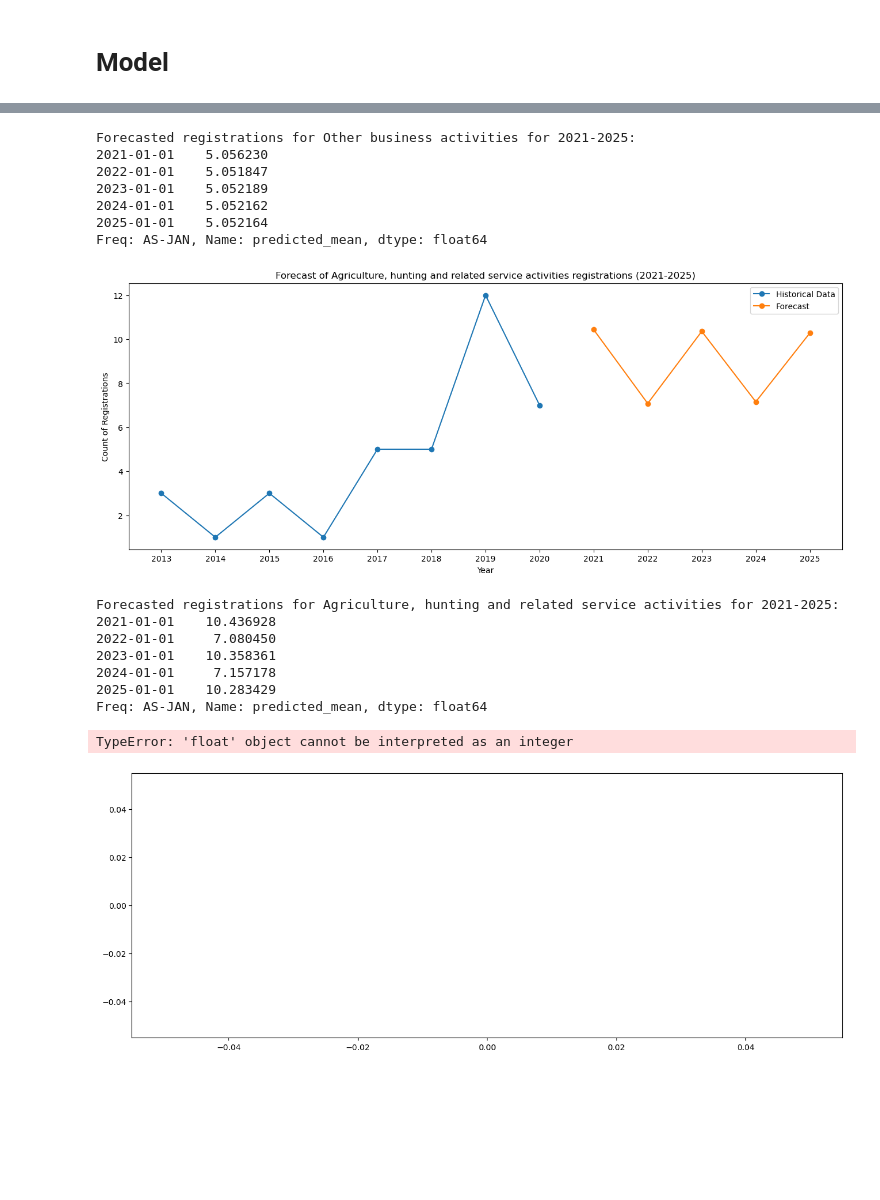
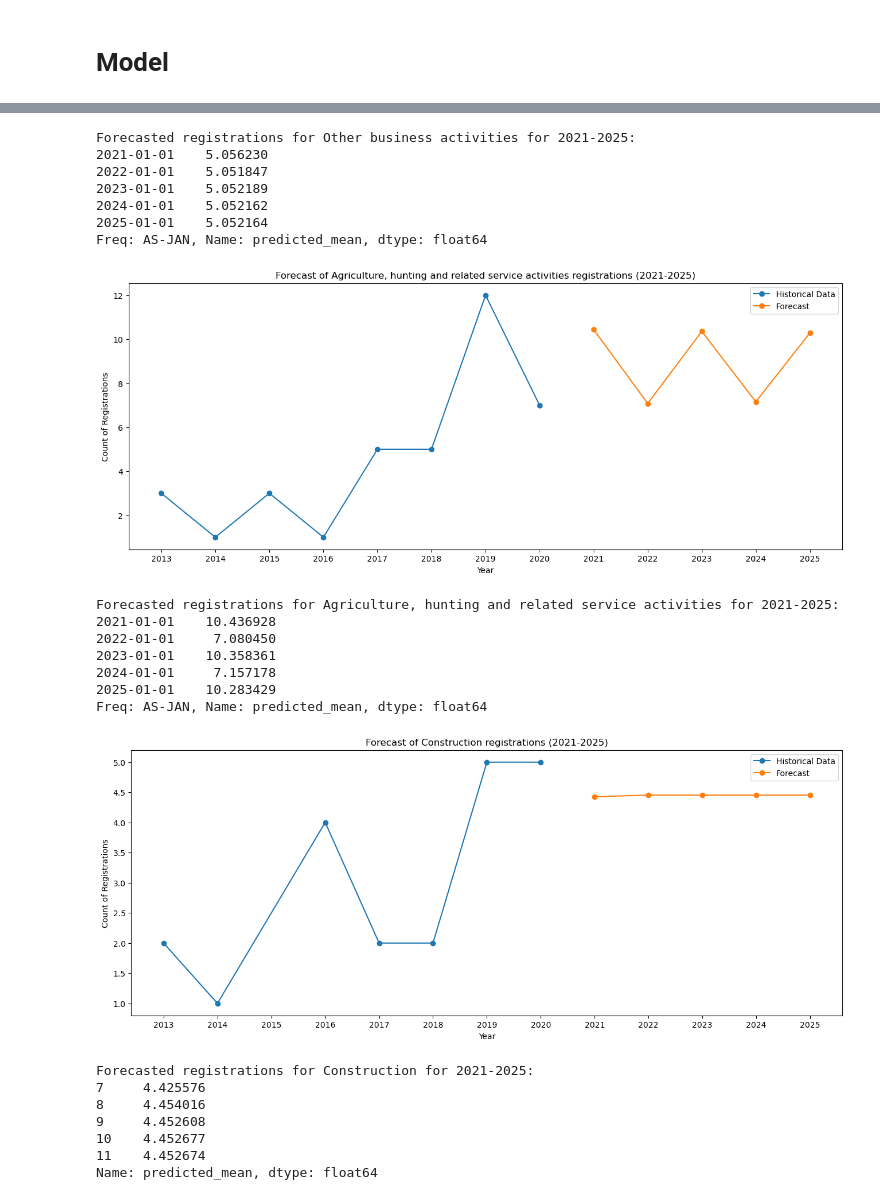
Before and after one commit to Soumiksb06/Statewise-business-comparison-and-forecast, a Jupyter notebook: NL_Companies.ipynb, the cells around one changed output, grey strips where cells are left out. Drawn from its saved outputs; the diff is of its cells as text; code cells hidden in the pictures; blank space fills up the shorter version.

```diff
--- a/NL_Companies.ipynb
+++ b/NL_Companies.ipynb
@@ -192,7 +192,7 @@ df['Latest_Year_AR'] = pd.to_datetime(df['Latest_Year_AR'], errors='coerce')
 top_categories = [
     'Other business activities',
     'Agriculture, hunting and related service activities',
-    'Construction'
+    'Construction',
     'Electricity, gas, steam and hot water supply',
     'Computer and related activities'
 ]
@@ -222,32 +222,38 @@ for category_to_forecast in top_categories:
     plt.figure(figsize=(16, 6))
     plt.plot(y.index.year, y.values, marker='o', label='Historical Data')
     plt.plot(range(y.index.year.max() + 1, y.index.year.max() + 1 + forecast_steps), forecast_values, marker='o', label='Forecast')
     plt.title(f'Forecast of {category_to_forecast} registrations (2021-2025)')
     plt.xticks(np.arange(2013, 2026, 1))
     plt.xlabel('Year')
     plt.ylabel('Count of Registrations')
     plt.legend()
     plt.show()
 
     # Display the forecasted values
     print(f"Forecasted registrations for {category_to_forecast} for 2021-2025:")
     print(forecast_values)
 # %% [output]
 [figure]
 Forecasted registrations for Other business activities for 2021-2025:
 2021-01-01    5.056230
 2022-01-01    5.051847
 2023-01-01    5.052189
 2024-01-01    5.052162
 2025-01-01    5.052164
 Freq: AS-JAN, Name: predicted_mean, dtype: float64
 [figure]
 Forecasted registrations for Agriculture, hunting and related service activities for 2021-2025:
 2021-01-01    10.436928
 2022-01-01     7.080450
 2023-01-01    10.358361
 2024-01-01     7.157178
 2025-01-01    10.283429
 Freq: AS-JAN, Name: predicted_mean, dtype: float64
+[figure, new version]
-TypeError: 'float' object cannot be interpreted as an integer
+Forecasted registrations for Construction for 2021-2025:
+7     4.425576
+8     4.454016
+9     4.452608
+10    4.452677
+11    4.452674
+Name: predicted_mean, dtype: float64
-[figure, old version]
```
Also changed, not shown: parts of 1 cell of this notebook.
